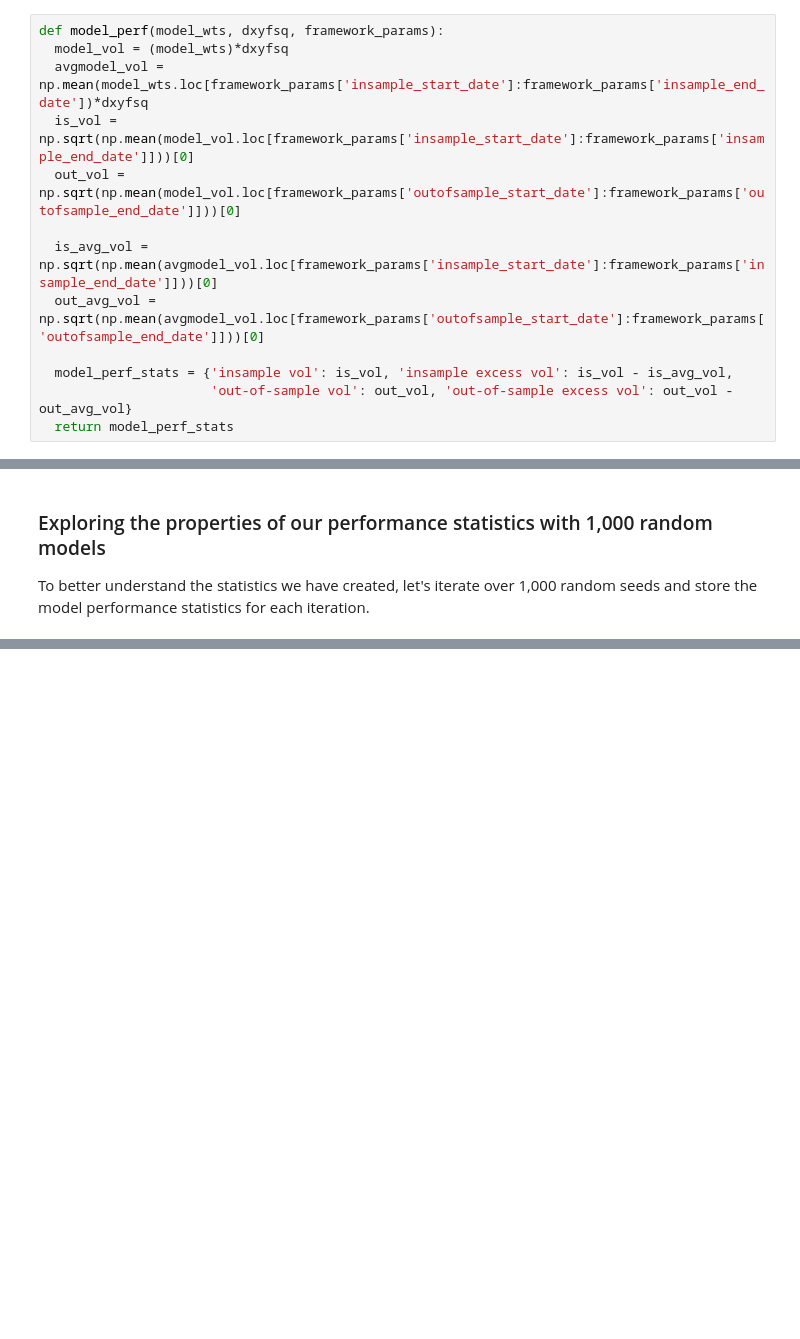
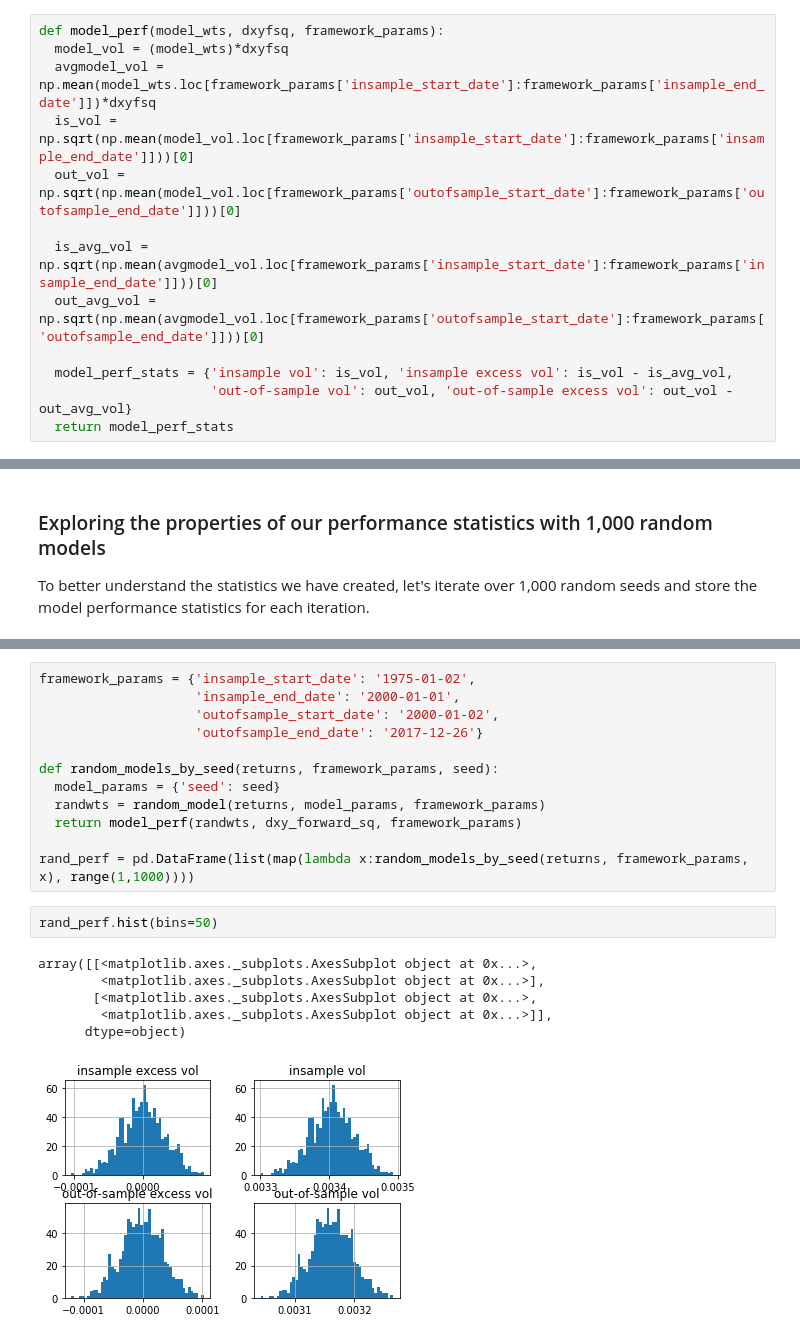
Before and after one commit to fintechsteve/modeling-volatility, a Jupyter notebook: Part_03_Modeling_Framework.ipynb, the cells around one changed output, grey strips where cells are left out. Drawn from its saved outputs; the diff is of its cells as text; blank space fills up the shorter version.

Commit message:
Working on random model statistics

```diff
--- a/Part_03_Modeling_Framework.ipynb
+++ b/Part_03_Modeling_Framework.ipynb
@@ -180,7 +181,7 @@ Method (b) risks introducing forward looking biases. Method (c) is appropriate i
 # %%
 def model_perf(model_wts, dxyfsq, framework_params):
   model_vol = (model_wts)*dxyfsq
-  avgmodel_vol = np.mean(model_wts.loc[framework_params['insample_start_date']:framework_params['insample_end_date'])*dxyfsq
+  avgmodel_vol = np.mean(model_wts.loc[framework_params['insample_start_date']:framework_params['insample_end_date']])*dxyfsq
   is_vol = np.sqrt(np.mean(model_vol.loc[framework_params['insample_start_date']:framework_params['insample_end_date']]))[0]
   out_vol = np.sqrt(np.mean(model_vol.loc[framework_params['outofsample_start_date']:framework_params['outofsample_end_date']]))[0]
 
@@ -213,0 +211,21 @@ dtype: float64
+# %%
+framework_params = {'insample_start_date': '1975-01-02',
+                    'insample_end_date': '2000-01-01',
+                    'outofsample_start_date': '2000-01-02',
+                    'outofsample_end_date': '2017-12-26'}
+
+def random_models_by_seed(returns, framework_params, seed):
+  model_params = {'seed': seed}
+  randwts = random_model(returns, model_params, framework_params)
+  return model_perf(randwts, dxy_forward_sq, framework_params)
+
+rand_perf = pd.DataFrame(list(map(lambda x:random_models_by_seed(returns, framework_params, x), range(1,1000))))
+# %%
+rand_perf.hist(bins=50)
+# %% [output]
+array([[<matplotlib.axes._subplots.AxesSubplot object at 0x...>,
+        <matplotlib.axes._subplots.AxesSubplot object at 0x...>],
+       [<matplotlib.axes._subplots.AxesSubplot object at 0x...>,
+        <matplotlib.axes._subplots.AxesSubplot object at 0x...>]],
+      dtype=object)
+[figure, added]
```
Also changed, not shown: parts of 3 cells of this notebook.
